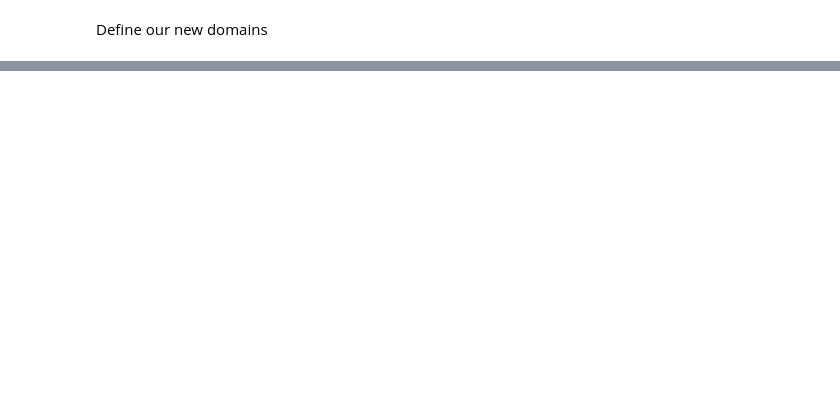
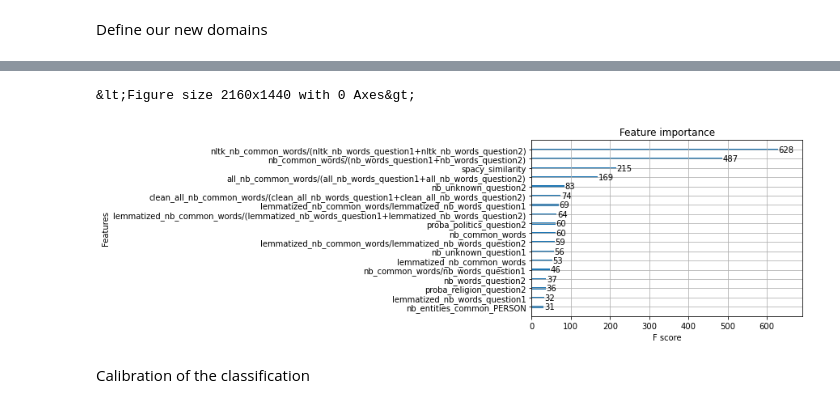
Before and after one commit to acharroux/QuoraPairs, a Jupyter notebook: BruteForce/clean_data.ipynb, the cells around one changed output, grey strips where cells are left out. Cells and saved outputs as stored; diff of their text form; code cells hidden in the pictures; blank space fills up the shorter version.

```diff
--- a/BruteForce/clean_data.ipynb
+++ b/BruteForce/clean_data.ipynb
@@ -1502,0 +2016,19 @@ display(get_best_submissions(all_submissions,3))
+# %%
+copy_from_pandas_store_if_missing('train_spacy_similarity')
+copy_from_pandas_store_if_missing('challenge_spacy_similarity')
+
+print_info('train_dataframe has %d columns' % len(train_dataframe.columns) )
+train_spacy_similarity = load_dataframe('train_spacy_similarity')
+
+print_info('challenge_dataframe has %d columns' % len(challenge_dataframe.columns) )
+challenge_spacy_similarity = load_dataframe('challenge_spacy_similarity')
+
+# Glue similarities to train_dataframe & challenge_dataframe
+# We have only a serie so it is much easier than with a full dataframe
+train_dataframe['spacy_similarity'] = train_spacy_similarity
+challenge_dataframe['spacy_similarity'] = challenge_spacy_similarity
+
+del challenge_spacy_similarity
+del train_spacy_similarity
+print_info('train_dataframe has now %d columns' % len(train_dataframe.columns) )
+print_info('challenge_dataframe has now %d columns' % len(challenge_dataframe.columns) )
@@ -1502,0 +2042,7 @@ display(get_best_submissions(all_submissions,3))
+# %%
+# everything
+ALL_ALL_FEATURES = all_numeric_columns(train_dataframe)
+# everything except entities
+ALL_EXCEPT_SIMILARITIES = [c for c in all_numeric_columns(train_dataframe) if 'similarity' not in c]
+ALL_SIMILARITIES = [c for c in all_numeric_columns(train_dataframe) if 'similarity' in c]
+ALL_SIMILARITIES
@@ -1502,0 +2073,8 @@ display(get_best_submissions(all_submissions,3))
+# %%
+xgboost_all_including_similarities_results = study_fields(
+    'all including similaritiess',
+    'all_including_similarities',
+    ALL_ALL_FEATURES,
+    train_dataframe,
+    challenge_dataframe,
+    explore=False)
@@ -1502,0 +2114,11 @@ display(get_best_submissions(all_submissions,3))
+# %%
+model = xgboost_all_including_similarities_results['model'][0]
+
+plot.figure(figsize=(30, 20))
+xgboost.plot_importance(model,max_num_features=18)
+plot.show()
+# %% [output]
+&lt;Figure size 2160x1440 with 0 Axes&gt;
+[figure, added]
+# %% [markdown]
+Calibration of the classification
```
Also changed, not shown: parts of 52 cells of this notebook, 1 other file.
